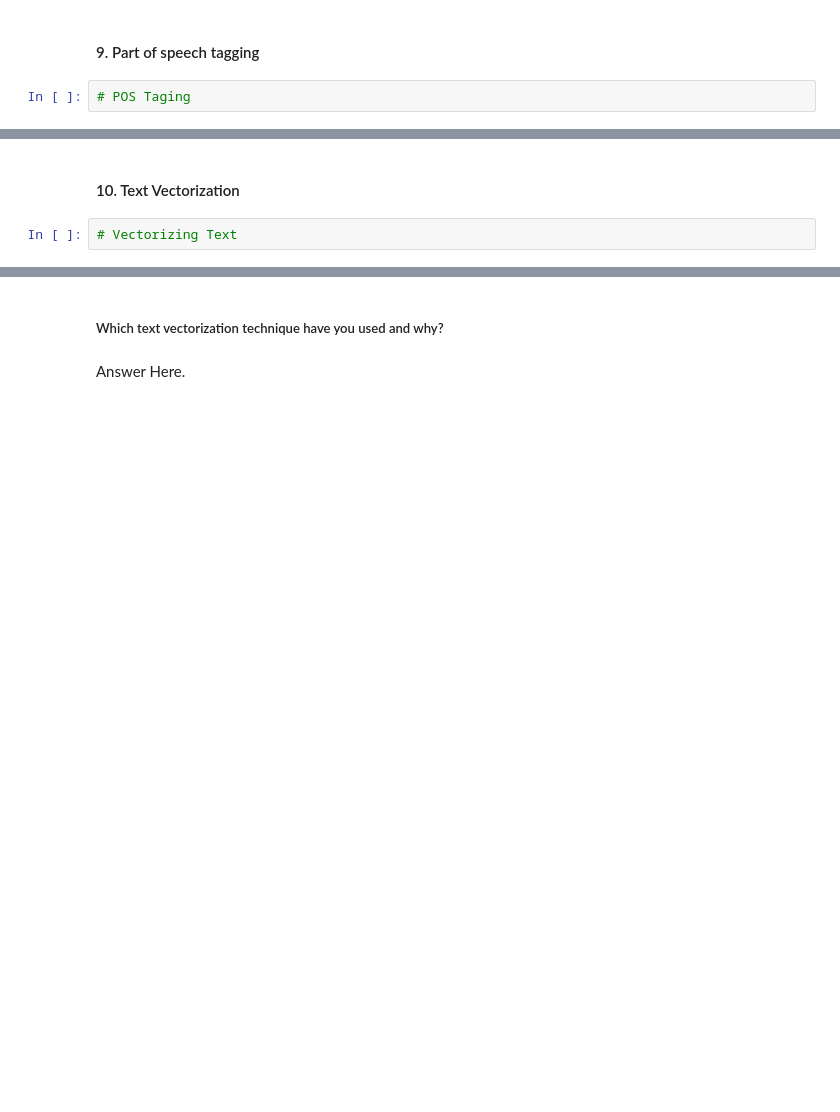
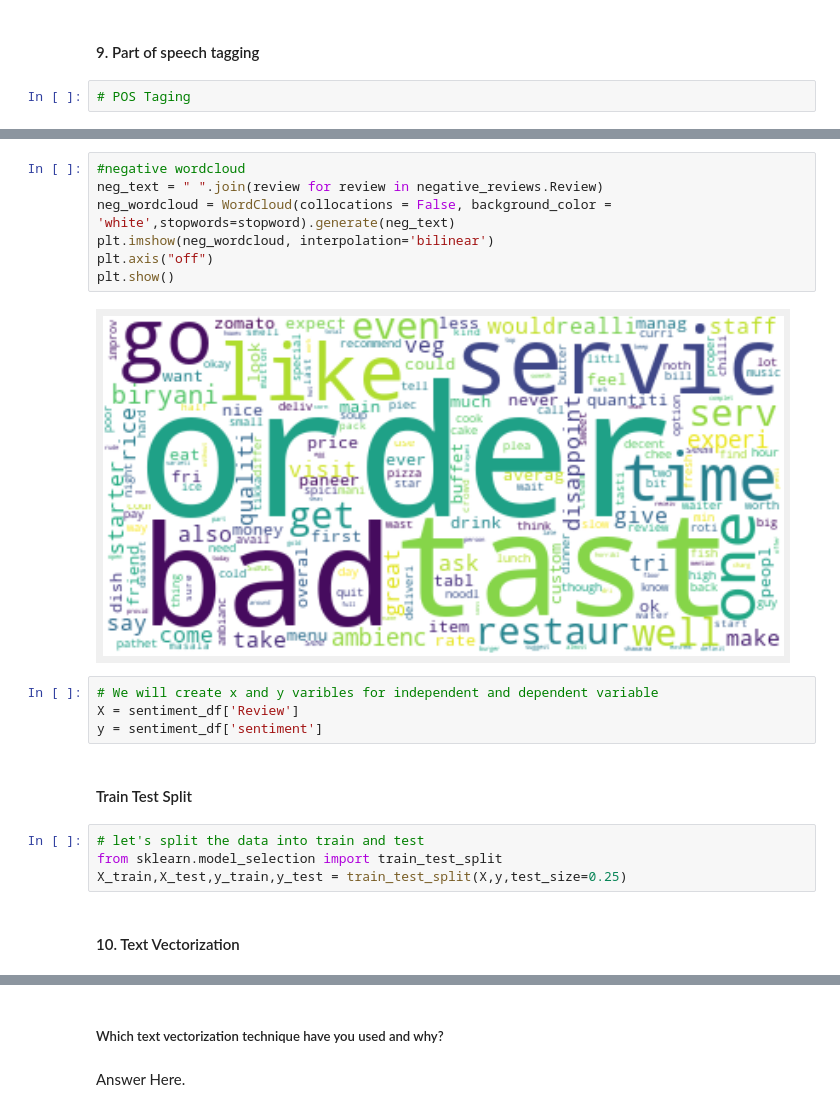
Before and after one commit to kumarabhinavthakur274/Zomato-Restaurant-Clustering-And-Sentiment-Analysis, a Jupyter notebook: Kumar_Abhinav_Zomato_Restaurant_Clustering_And_Sentiment_Analysis.ipynb, the cells around one changed output, grey strips where cells are left out. Cells and saved outputs as stored; diff of their text form; blank space fills up the shorter version.

```diff
--- a/Kumar_Abhinav_Zomato_Restaurant_Clustering_And_Sentiment_Analysis.ipynb
+++ b/Kumar_Abhinav_Zomato_Restaurant_Clustering_And_Sentiment_Analysis.ipynb
@@ -5280,4 +5359,21 @@ Answer Here.
+# %%
+#negative wordcloud
+neg_text = " ".join(review for review in negative_reviews.Review)
+neg_wordcloud = WordCloud(collocations = False, background_color = 'white',stopwords=stopword).generate(neg_text)
+plt.imshow(neg_wordcloud, interpolation='bilinear')
+plt.axis("off")
+plt.show()
+# %% [output]
+[figure, added]
+# %%
+# We will create x and y varibles for independent and dependent variable
+X = sentiment_df['Review']
+y = sentiment_df['sentiment']
+# %% [markdown]
+#### Train Test Split
+# %%
+# let's split the data into train and test
+from sklearn.model_selection import train_test_split
+X_train,X_test,y_train,y_test = train_test_split(X,y,test_size=0.25)
 # %% [markdown]
 #### 10. Text Vectorization
-# %%
-# Vectorizing Text
```
Also changed, not shown: parts of 25 cells of this notebook.
